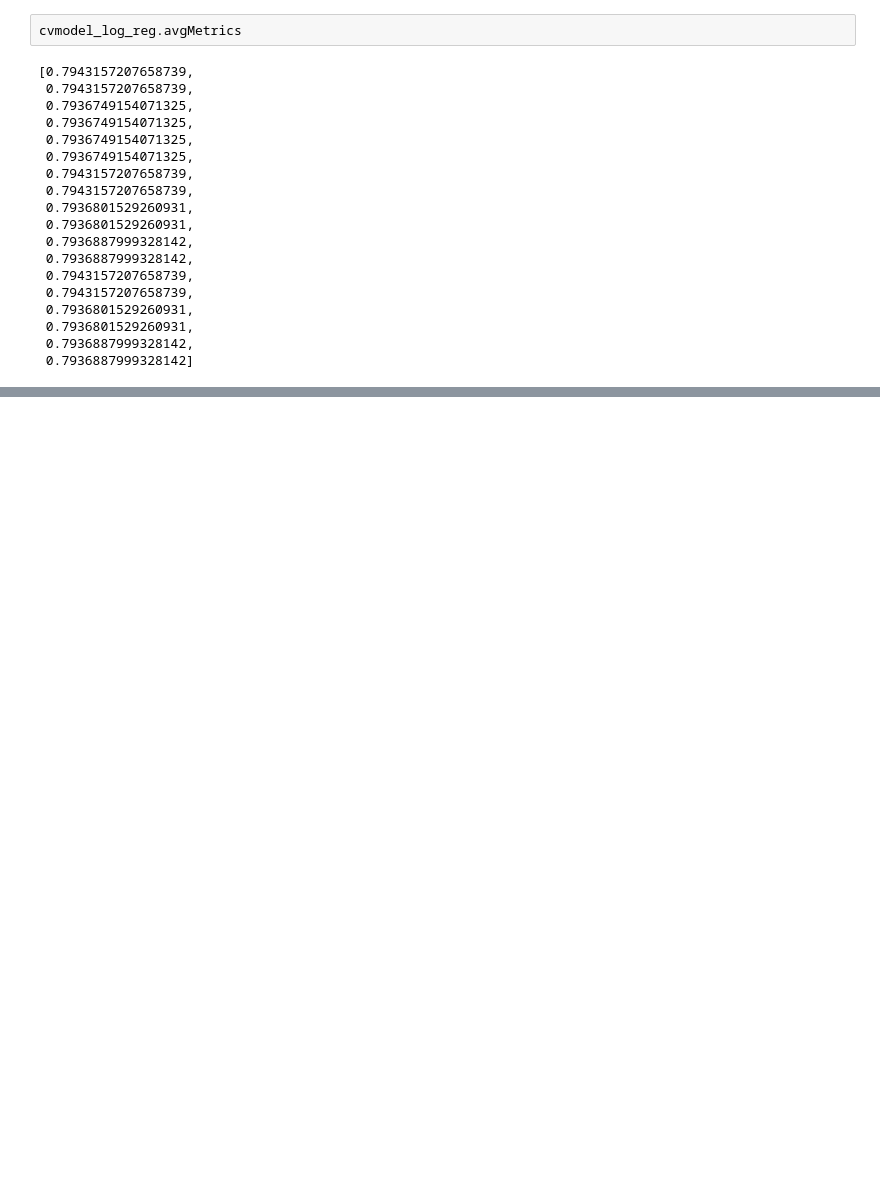
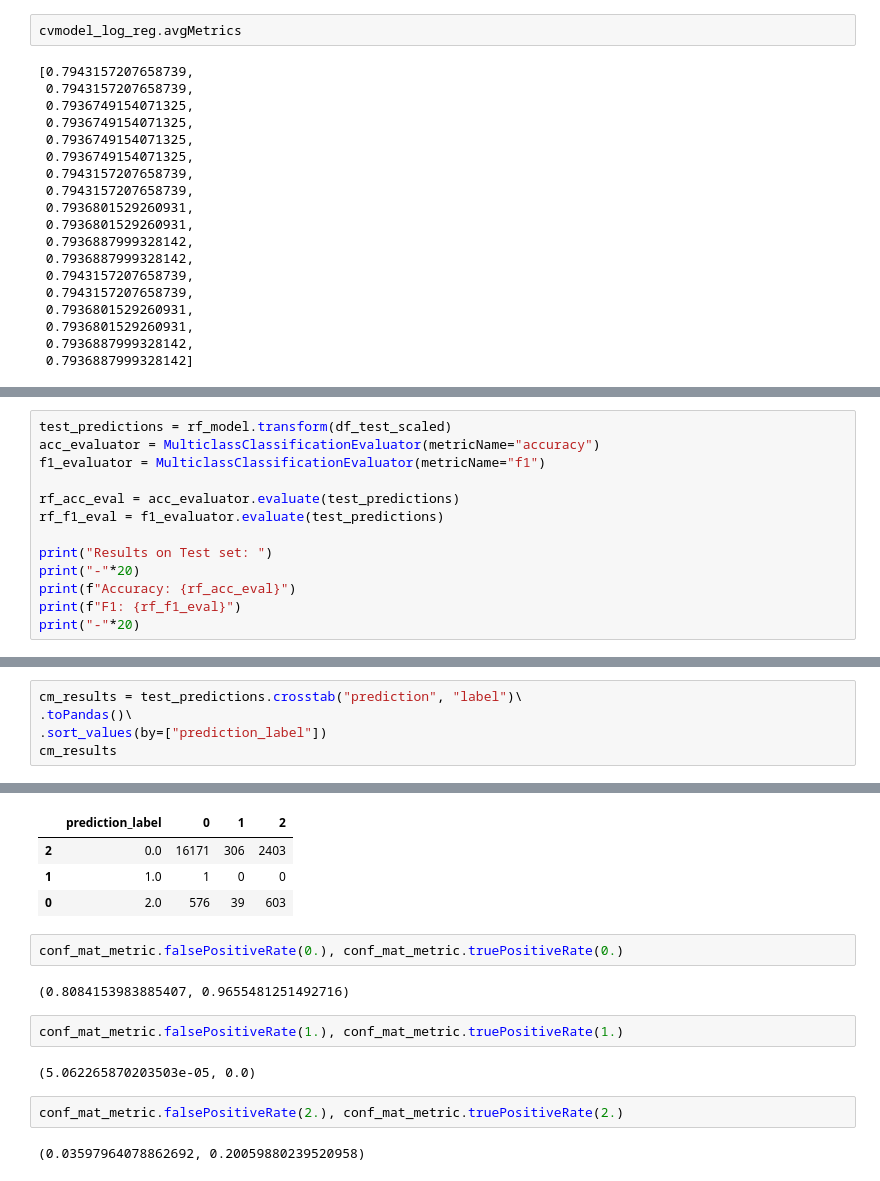
Before and after one commit to lucifermorningstar1305/infosys722, a Jupyter notebook: Step3_8_Data_Modelling.ipynb, the cells around one changed output, grey strips where cells are left out. Drawn from its saved outputs; the diff is of its cells as text; blank space fills up the shorter version.

```diff
--- a/Step3_8_Data_Modelling.ipynb
+++ b/Step3_8_Data_Modelling.ipynb
@@ -262,0 +295,13 @@ cvmodel_log_reg.avgMetrics
+# %%
+test_predictions = rf_model.transform(df_test_scaled)
+acc_evaluator = MulticlassClassificationEvaluator(metricName="accuracy")
+f1_evaluator = MulticlassClassificationEvaluator(metricName="f1")
+
+rf_acc_eval = acc_evaluator.evaluate(test_predictions)
+rf_f1_eval = f1_evaluator.evaluate(test_predictions)
+
+print("Results on Test set: ")
+print("-"*20)
+print(f"Accuracy: {rf_acc_eval}")
+print(f"F1: {rf_f1_eval}")
+print("-"*20)
@@ -262,0 +376,6 @@ cvmodel_log_reg.avgMetrics
+# %%
+cm_results = test_predictions.crosstab("prediction", "label")\
+.toPandas()\
+.sort_values(by=["prediction_label"])
+cm_results
+# %% [output]
@@ -262,0 +384,16 @@ cvmodel_log_reg.avgMetrics
+|  | prediction_label | 0 | 1 | 2 |
+| 2 | 0.0 | 16171 | 306 | 2403 |
+| 1 | 1.0 | 1 | 0 | 0 |
+| 0 | 2.0 | 576 | 39 | 603 |
+# %%
+conf_mat_metric.falsePositiveRate(0.), conf_mat_metric.truePositiveRate(0.)
+# %% [output]
+(0.8084153983885407, 0.9655481251492716)
+# %%
+conf_mat_metric.falsePositiveRate(1.), conf_mat_metric.truePositiveRate(1.)
+# %% [output]
+(5.062265870203503e-05, 0.0)
+# %%
+conf_mat_metric.falsePositiveRate(2.), conf_mat_metric.truePositiveRate(2.)
+# %% [output]
+(0.03597964078862692, 0.20059880239520958)
```
Also changed, not shown: parts of 13 cells of this notebook.
